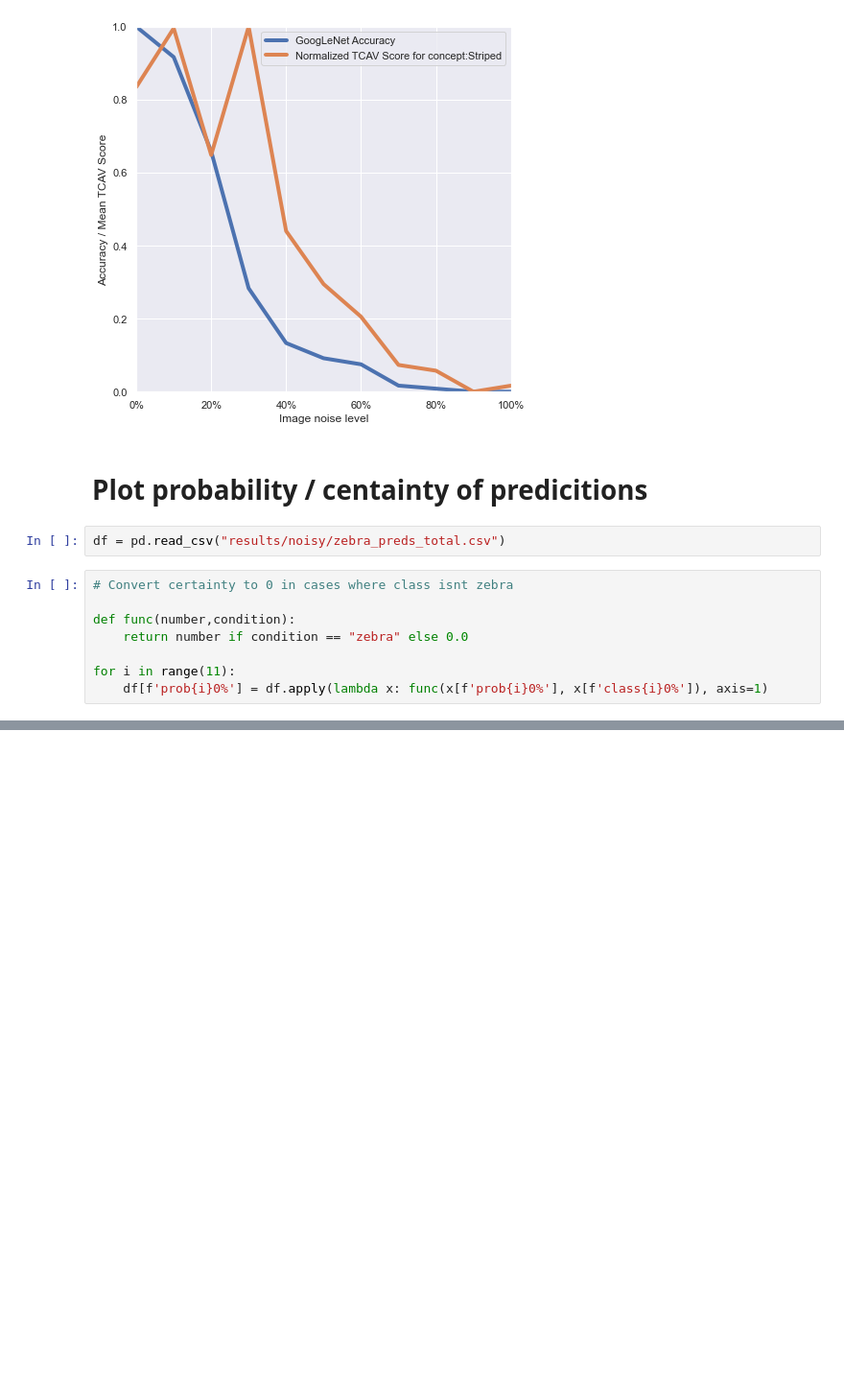
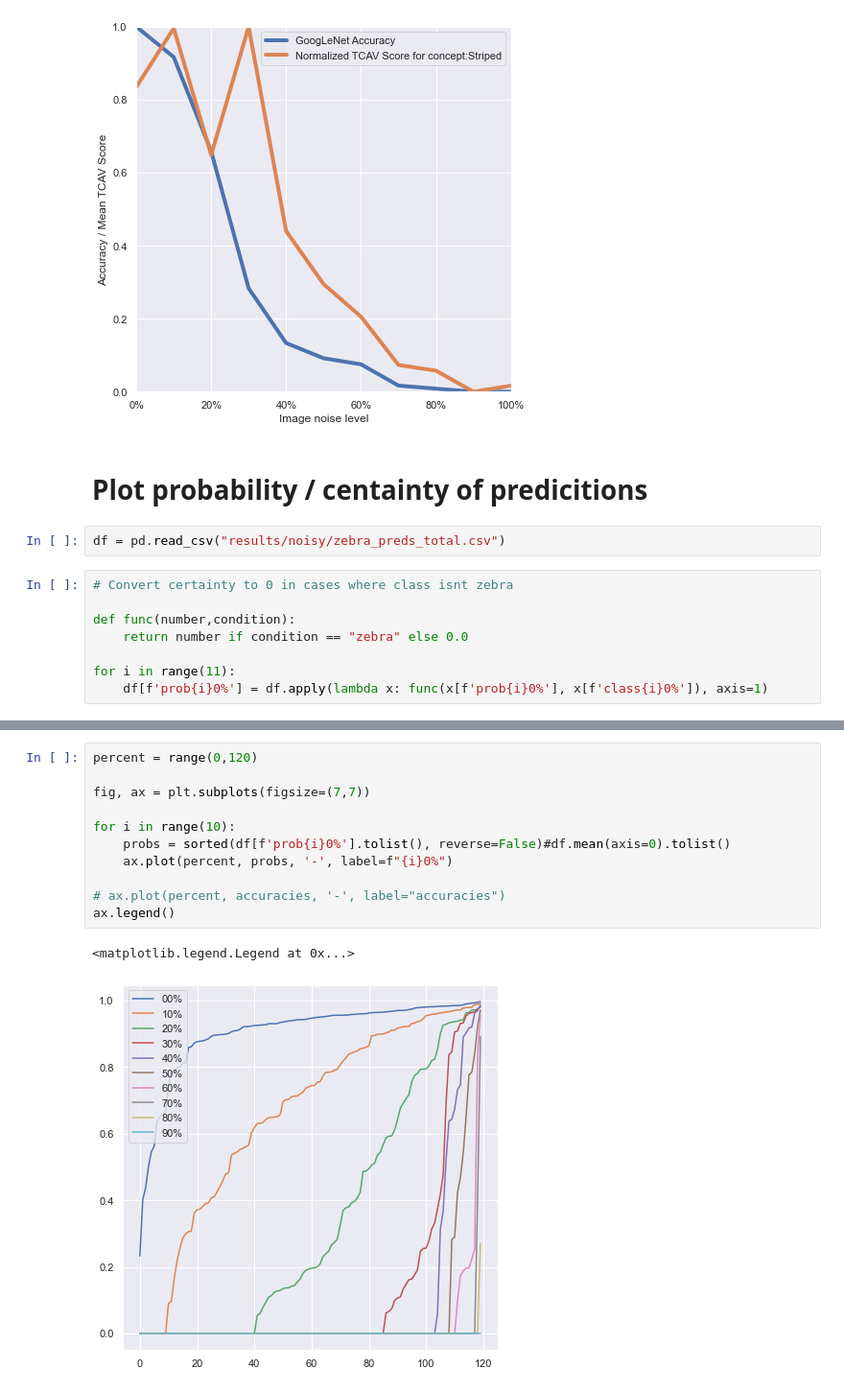
Before and after one commit to SebastianBitsch/project-tcav, a Jupyter notebook: plot_resuts.ipynb, the cells around one changed output, grey strips where cells are left out. Shown at 96% size. Saved outputs shown, nothing was run; the diff lists cells and outputs as text; blank space fills up the shorter version.

```diff
--- a/plot_resuts.ipynb
+++ b/plot_resuts.ipynb
@@ -479 +481,15 @@ df.head()
+# %%
+percent = range(0,120)
+
+fig, ax = plt.subplots(figsize=(7,7))
+
+for i in range(10):
+    probs = sorted(df[f'prob{i}0%'].tolist(), reverse=False)#df.mean(axis=0).tolist()
+    ax.plot(percent, probs, '-', label=f"{i}0%")
+
+# ax.plot(percent, accuracies, '-', label="accuracies")
+ax.legend()
+# %% [output]
+<matplotlib.legend.Legend at 0x...>
+[figure, added]
 # %%
```
Also changed, not shown: parts of 4 cells of this notebook, 21 other files.
